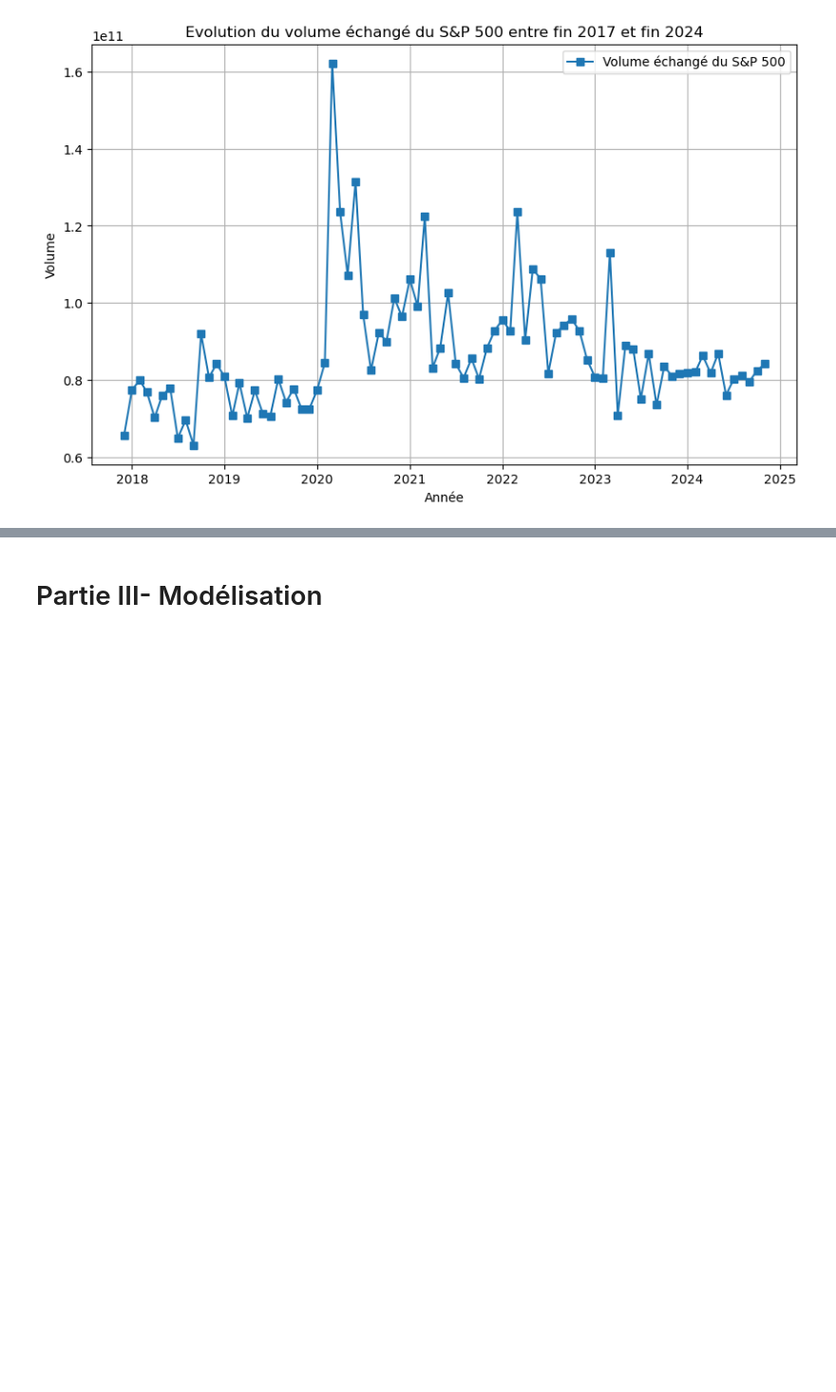
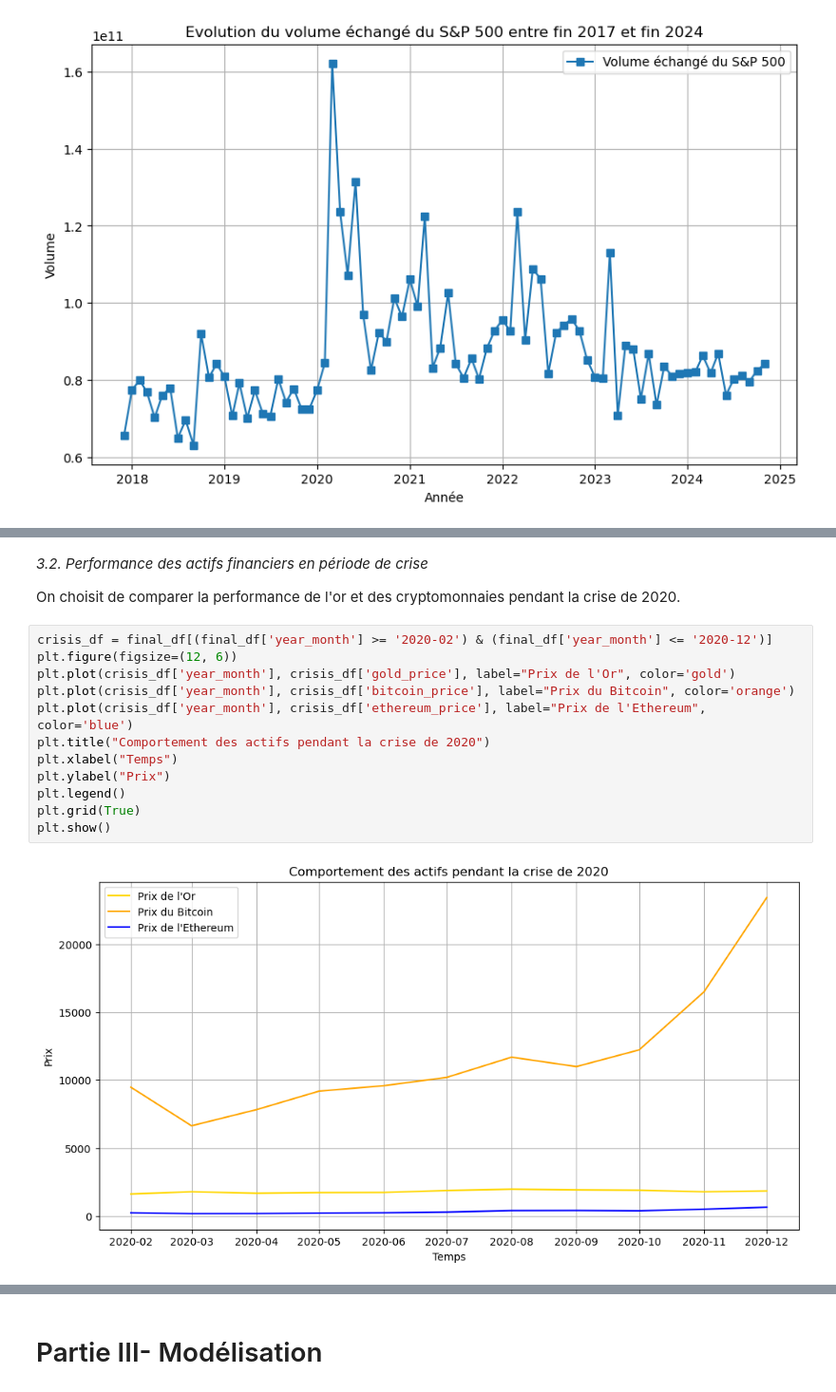
Before and after one commit to hafsaelibrahimi/projet_gold_refuge, a Jupyter notebook: dataset.ipynb, the cells around one changed output, grey strips where cells are left out. Shown: that part at 95% size. Saved outputs shown, nothing was run; the diff lists cells and outputs as text; blank space fills up the shorter version.

```diff
--- a/dataset.ipynb
+++ b/dataset.ipynb
@@ -575,0 +597,18 @@ plt.show()
+# %% [markdown]
+*3.2. Performance des actifs financiers en période de crise*
+
+On choisit de comparer la performance de l'or et des cryptomonnaies pendant la crise de 2020.
+# %%
+crisis_df = final_df[(final_df['year_month'] >= '2020-02') & (final_df['year_month'] <= '2020-12')]
+plt.figure(figsize=(12, 6))
+plt.plot(crisis_df['year_month'], crisis_df['gold_price'], label="Prix de l'Or", color='gold')
+plt.plot(crisis_df['year_month'], crisis_df['bitcoin_price'], label="Prix du Bitcoin", color='orange')
+plt.plot(crisis_df['year_month'], crisis_df['ethereum_price'], label="Prix de l'Ethereum", color='blue')
+plt.title("Comportement des actifs pendant la crise de 2020")
+plt.xlabel("Temps")
+plt.ylabel("Prix")
+plt.legend()
+plt.grid(True)
+plt.show()
+# %% [output]
+[figure, added]
```
Also changed, not shown: parts of 31 cells of this notebook.
